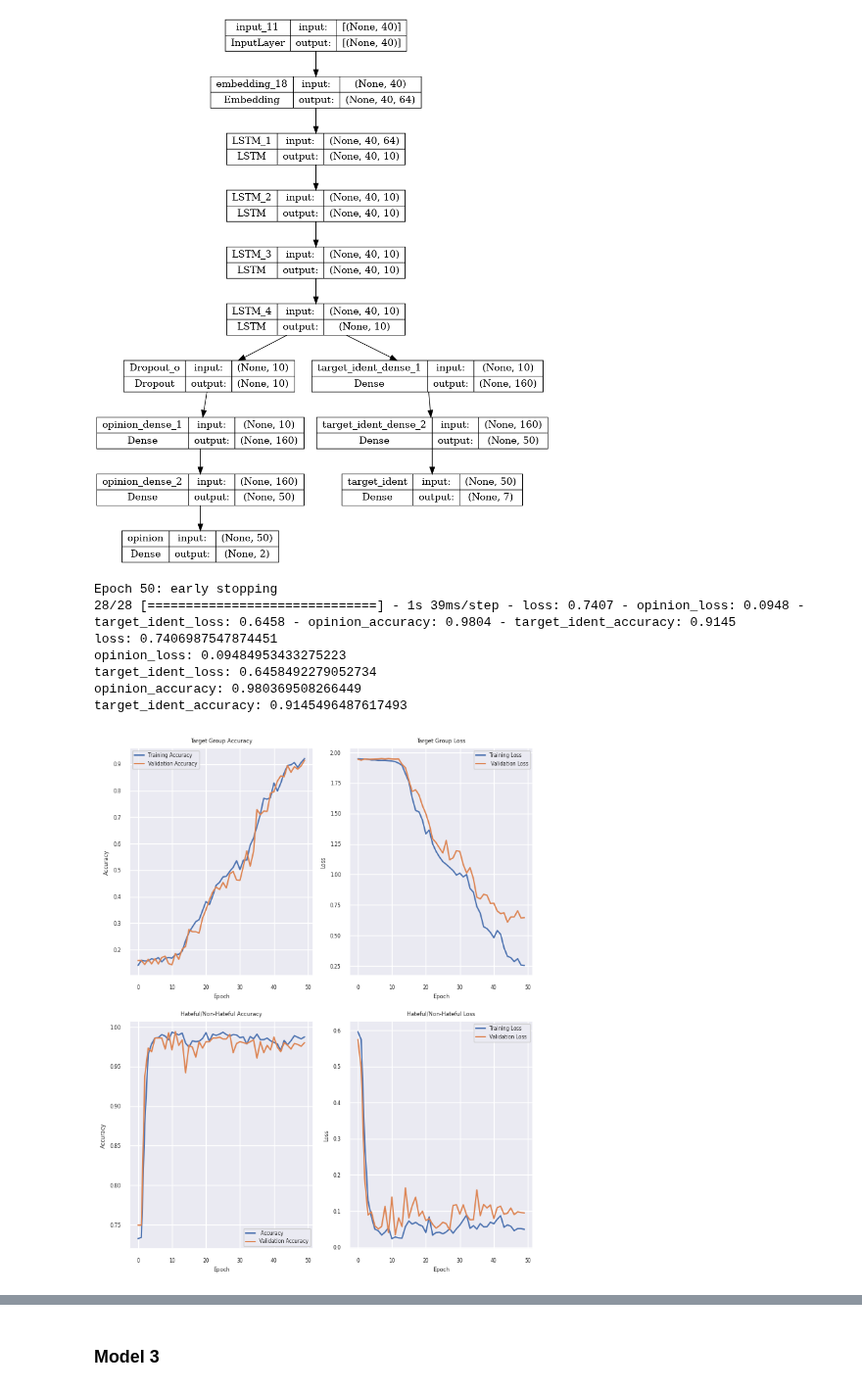
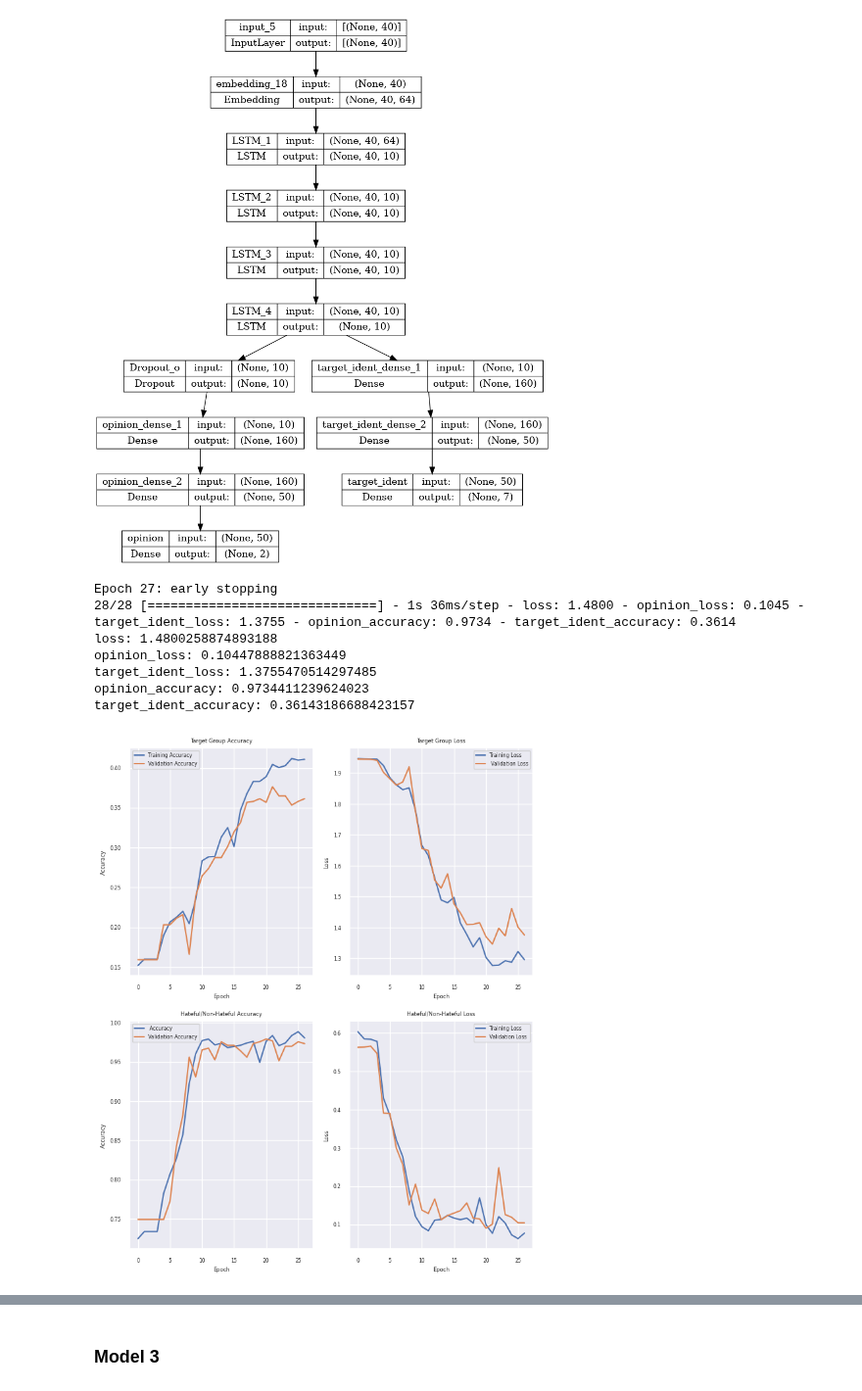
Before and after one commit to SCGlass/deep_learning, a Jupyter notebook: project/project.ipynb, the cells around one changed output, grey strips where cells are left out. Shown at 98% size. Drawn from its saved outputs; the diff is of its cells as text; code cells hidden in the pictures.

Commit message:
saving graphs

```diff
--- a/project/project.ipynb
+++ b/project/project.ipynb
@@ -783,13 +802,13 @@ model_2 = compile_model(model_2)
 # %% [output]
 [figure]
 # %%
-model = train_model (model_2, 50, X_train, X_val, y_train, y_val)
+model_2 = train_model (model_2, 100, X_train, X_val, y_train, y_val)
 # %% [output]
-Epoch 50: early stopping
-28/28 [==============================] - 1s 39ms/step - loss: 0.7407 - opinion_loss: 0.0948 - target_ident_loss: 0.6458 - opinion_accuracy: 0.9804 - target_ident_accuracy: 0.9145
-loss: 0.7406987547874451
-opinion_loss: 0.09484953433275223
-target_ident_loss: 0.6458492279052734
-opinion_accuracy: 0.980369508266449
-target_ident_accuracy: 0.9145496487617493
+Epoch 27: early stopping
+28/28 [==============================] - 1s 36ms/step - loss: 1.4800 - opinion_loss: 0.1045 - target_ident_loss: 1.3755 - opinion_accuracy: 0.9734 - target_ident_accuracy: 0.3614
+loss: 1.4800258874893188
+opinion_loss: 0.10447888821363449
+target_ident_loss: 1.3755470514297485
+opinion_accuracy: 0.9734411239624023
+target_ident_accuracy: 0.36143186688423157
-[figure, old version]
+[figure, new version]
```
Also changed, not shown: parts of 21 cells of this notebook, 11 other files.
